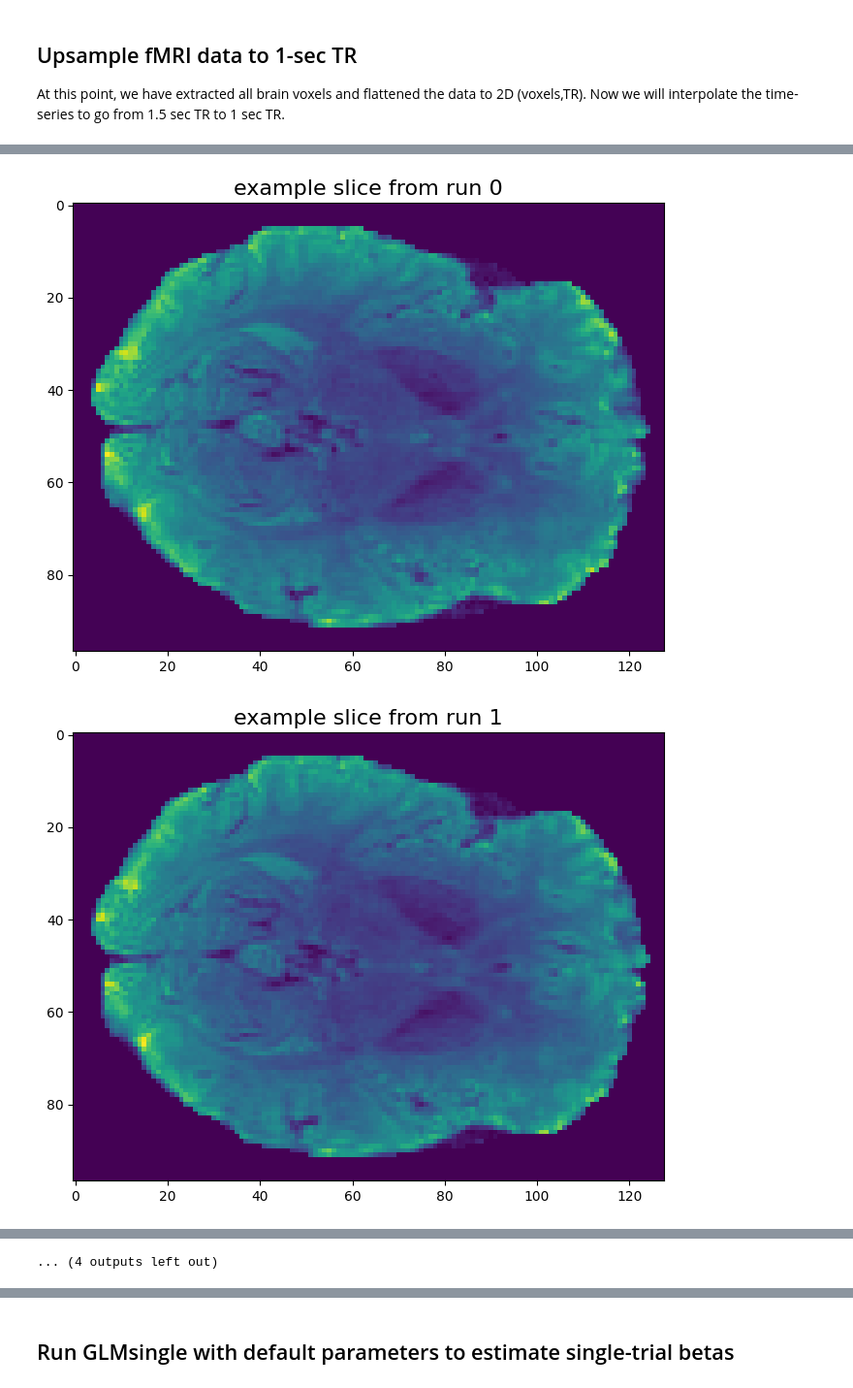
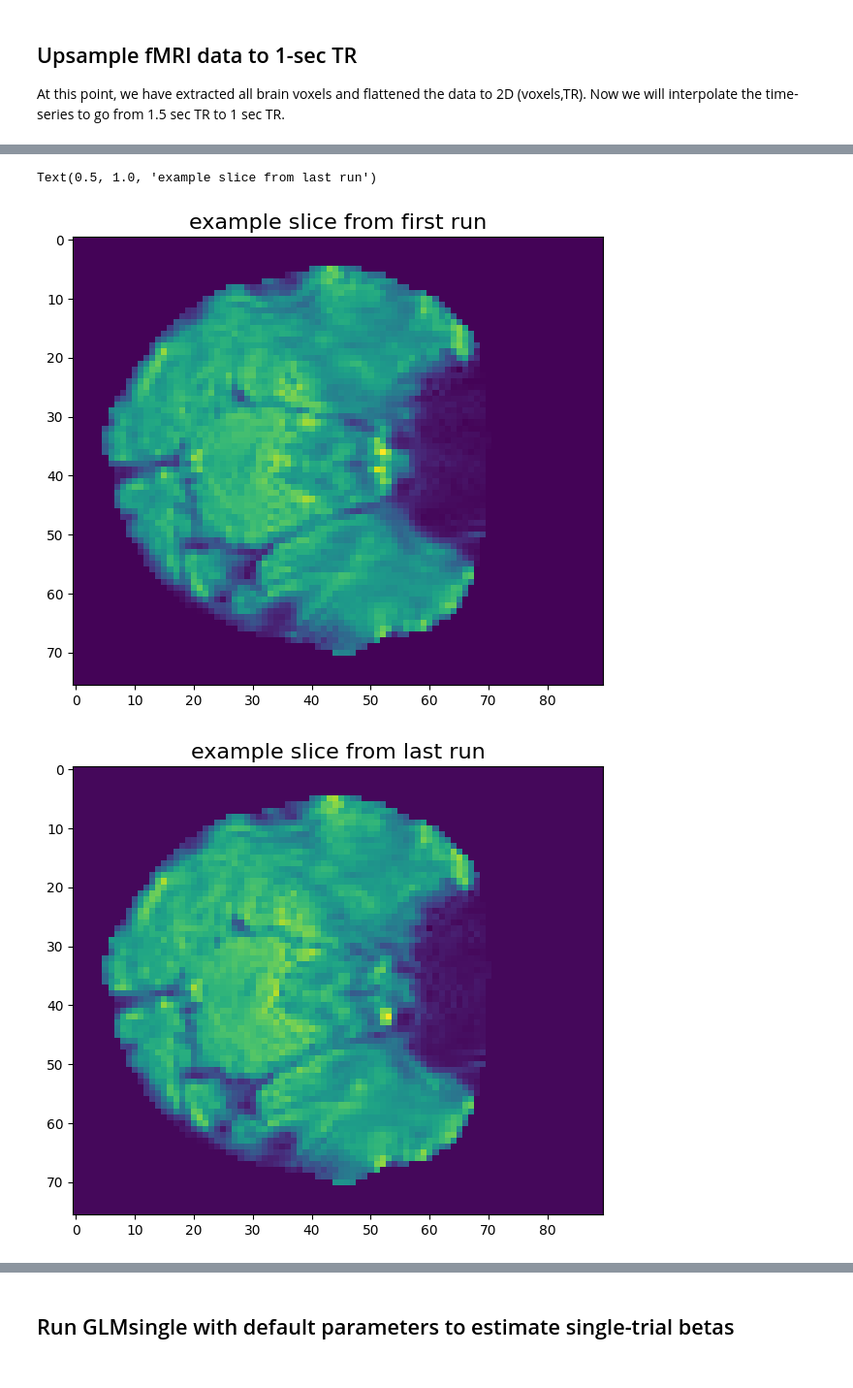
Before and after one commit to rishab-iyer1/mindeye_preproc, a Jupyter notebook: analysis/GLMsingle.ipynb, the cells around one changed output, grey strips where cells are left out. Shown at 97% size. Drawn from its saved outputs; the diff is of its cells as text; code cells hidden in the pictures.

```diff
--- a/analysis/GLMsingle.ipynb
+++ b/analysis/GLMsingle.ipynb
@@ -549,7 +615,7 @@ if resample_voxel_size:
     print(f"path to save transformation matrix (should be the identity matrix): {omat_name}")
     print(f"path to save resampled boldref image: {ref_name}")
 
-    resample(boldref_filename, boldref_filename, resampled_vox_size, omat_name, ref_name)
+    resample(boldref_filename, boldref_filename, resampled_vox_size, omat_name, output=ref_name)
 
     # assert that the resampled output matrix is the identity matrix; this should be true because we are not aligning to a different space, i.e. applying an affine/nonlinear transform, just changing the voxel size
     assert np.all(np.loadtxt(omat_name) == np.eye(4))
@@ -557,10 +623,12 @@ if resample_voxel_size:
 
     if run_resample_voxel:
         all_out_names = []
-        for d in range(len(data)):
+        print("applying resampling to bold runs!")
+        for d in tqdm(range(len(data))):
             resample_func_name = f"func/{sub}_{session}_task-{func_task_name}_run-{d+1:02}_space-T1w_desc-preproc_bold"
             in_name = os.path.join(datadir, session, f"{resample_func_name}.nii.gz")
             out_name = f"{resampled_dir}/{resample_func_name}_{resampled_suffix}.nii.gz"  # save to the resampled directory and add suffix. don't want to save to fmriprep directory, keep that clean
+            applyxfm(in_name, ref_name, omat_name, resample_method, output=out_name)
             all_out_names.append(out_name)
 # %%
 if resample_voxel_size and run_resample_voxel:
@@ -593,7 +665,7 @@ if resample_voxel_size and not run_resample_voxel:
 # %%
 if resample_voxel_size and not run_resample_voxel:
     avg_mask = nib.load(mask_out_name)  # load the resampled mask from path to override avg_mask
-    dimsize, affine_mat, brain, xyz = mask_info(avg_mask, t1_img)
+    dimsize, affine_mat, brain, xyz = mask_info(avg_mask, t1_img, plot=True)
     print("shape:", brain.shape)
 # %% [markdown]
 ## Upsample fMRI data to 1-sec TR
@@ -615,11 +678,11 @@ from tseriesinterp import *
 # %%
-voxel_id=500
+# voxel_id=500
 
-f, ax = plt.subplots(1,1, figsize=(14,5))
-ax.plot(data[0][voxel_id, :])
-ax.set_title('Voxel time series before upsampling, voxel id = %d' % voxel_id)
-ax.set_xlabel('TR')
-ax.set_ylabel('Voxel Intensity')
+# f, ax = plt.subplots(1,1, figsize=(14,5))
+# ax.plot(data[0][voxel_id, :])
+# ax.set_title('Voxel time series before upsampling, voxel id = %d' % voxel_id)
+# ax.set_xlabel('TR')
+# ax.set_ylabel('Voxel Intensity')
 
 # f, ax = plt.subplots(1,1, figsize=(14,5))
 # ax.plot(data_upsampled[voxel_id, :])
@@ -723,20 +824,23 @@ Numeric precision of data is: <class 'numpy.float32'>
 # %%
 # plot example slice from run 1 and run 16
 # first, we need to unmask the data to get it back into 3D/4D format:
-z = 46
-for runnum in range(n_runs):
-    X = nilearn.masking.unmask(data_upsampled[runnum].T, avg_mask)
-    run = X.get_fdata()
+X = nilearn.masking.unmask(data_upsampled[0].T, avg_mask)
+run1 = X.get_fdata()
 
-    plt.figure(figsize=(20,6))
-    plt.subplot(121)
-    plt.imshow(run[:,:,z,0])
-    plt.title(f'example slice from run {runnum}',fontsize=16)
+X = nilearn.masking.unmask(data_upsampled[n_runs-1].T, avg_mask)
+run16 = X.get_fdata()
 
-    # plt.figure(figsize=(20,6))
-    # plt.subplot(121)
-    # plt.imshow(run16[:,:,z,8])
-    # plt.title('example slice from run 9',fontsize=16)
+z=round(xyz[2]/3)
+plt.figure(figsize=(20,6))
+plt.subplot(121)
+plt.imshow(run1[:,:,z,0])
+plt.title('example slice from first run',fontsize=16)
+
+plt.figure(figsize=(20,6))
+plt.subplot(121)
+plt.imshow(run16[:,:,z,8])
+plt.title('example slice from last run',fontsize=16)
 # %% [output]
+Text(0.5, 1.0, 'example slice from last run')
-[figure, old version]
+[figure, new version]
-[figure, old version]
+[figure, new version]
@@ -753 +846,0 @@ for runnum in range(n_runs):
-... (4 outputs left out)
```
Also changed, not shown: parts of 50 cells of this notebook, 10 other files.
